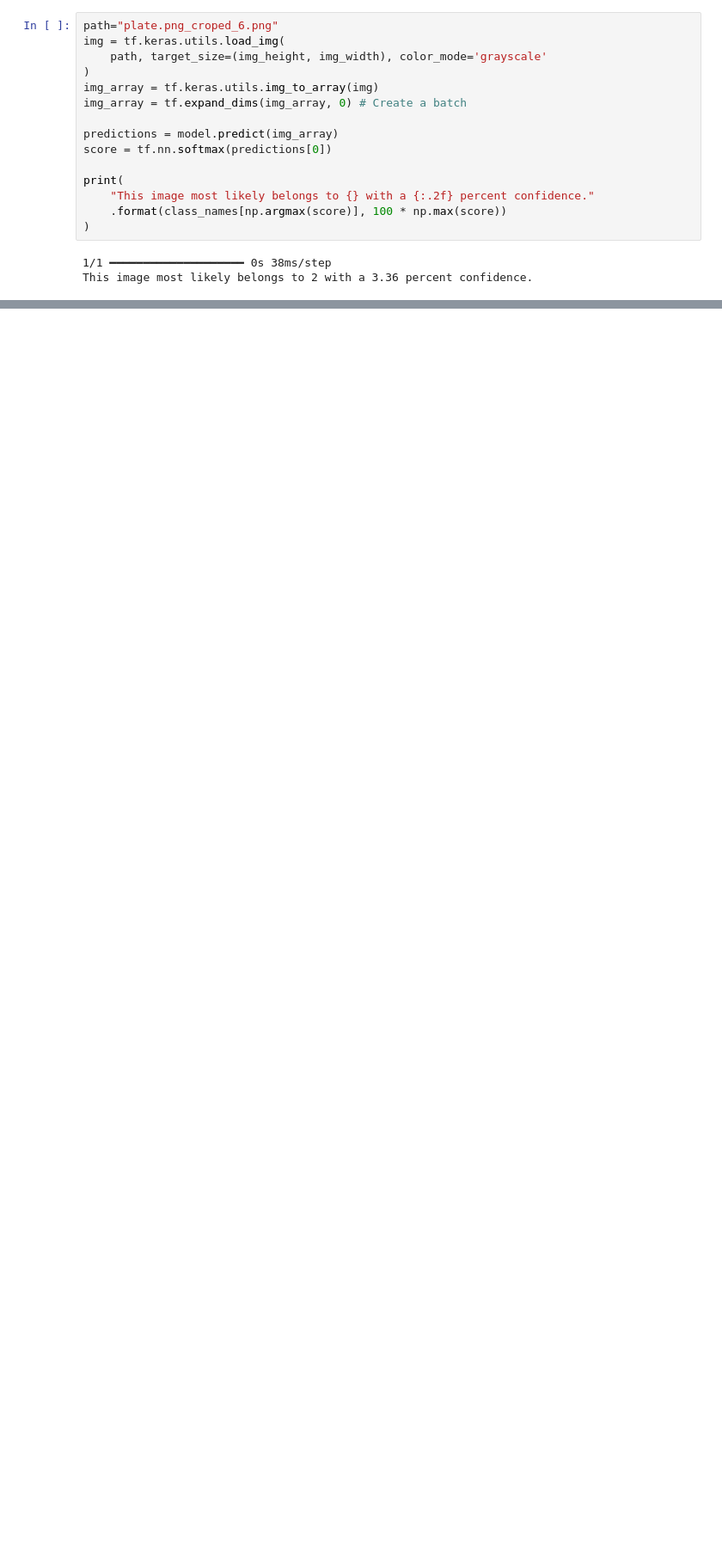
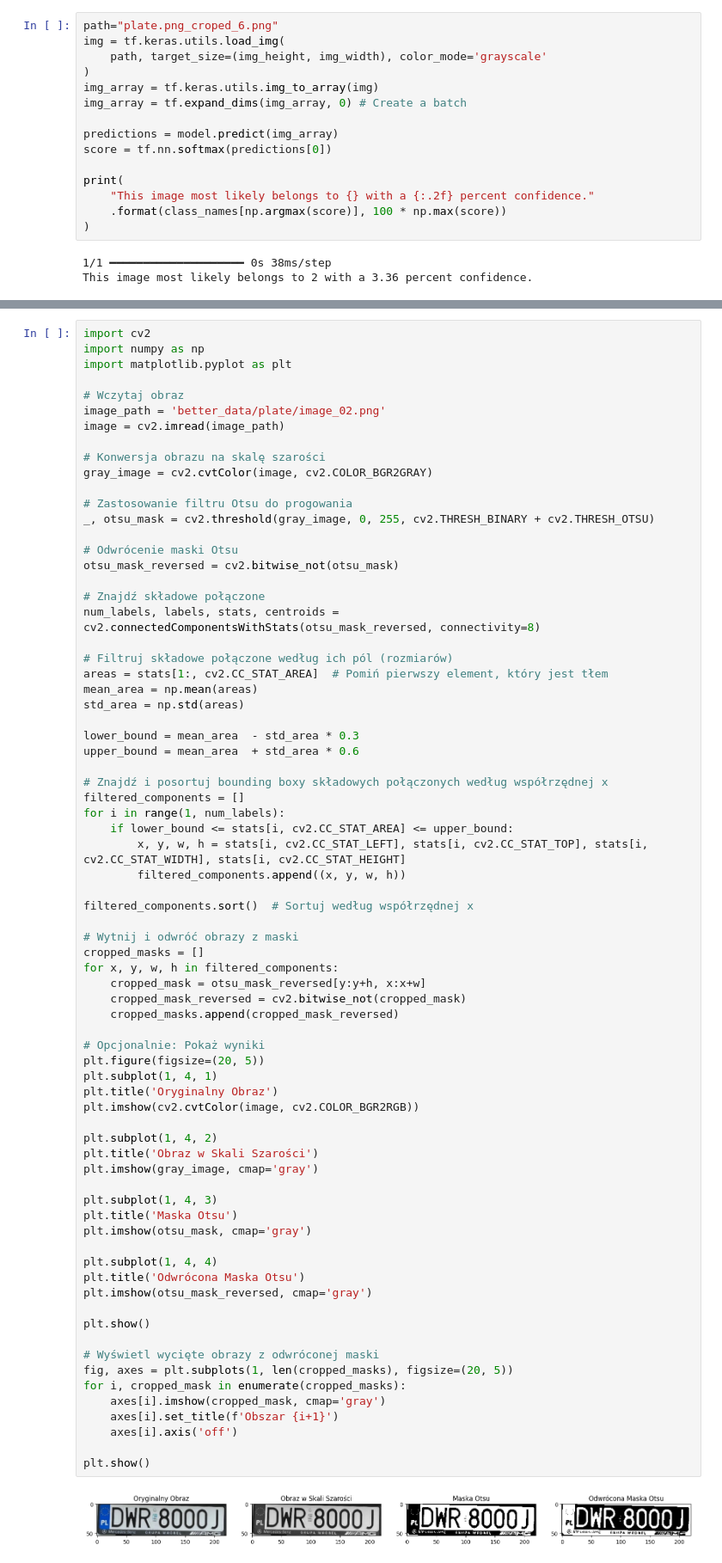
Before and after one commit to niotrek/twm, a Jupyter notebook: test.ipynb, the cells around one changed output, grey strips where cells are left out. Shown at 86% size. Cells and saved outputs as stored; diff of their text form; blank space fills up the shorter version.

```diff
--- a/test.ipynb
+++ b/test.ipynb
@@ -542,0 +609,75 @@ c
+# %%
+import cv2
+import numpy as np
+import matplotlib.pyplot as plt
+
+# Wczytaj obraz
+image_path = 'better_data/plate/image_02.png'
+image = cv2.imread(image_path)
+
+# Konwersja obrazu na skalę szarości
+gray_image = cv2.cvtColor(image, cv2.COLOR_BGR2GRAY)
+
+# Zastosowanie filtru Otsu do progowania
+_, otsu_mask = cv2.threshold(gray_image, 0, 255, cv2.THRESH_BINARY + cv2.THRESH_OTSU)
+
+# Odwrócenie maski Otsu
+otsu_mask_reversed = cv2.bitwise_not(otsu_mask)
+
+# Znajdź składowe połączone
+num_labels, labels, stats, centroids = cv2.connectedComponentsWithStats(otsu_mask_reversed, connectivity=8)
+
+# Filtruj składowe połączone według ich pól (rozmiarów)
+areas = stats[1:, cv2.CC_STAT_AREA]  # Pomiń pierwszy element, który jest tłem
+mean_area = np.mean(areas)
+std_area = np.std(areas)
+
+lower_bound = mean_area  - std_area * 0.3
+upper_bound = mean_area  + std_area * 0.6
+
+# Znajdź i posortuj bounding boxy składowych połączonych według współrzędnej x
+filtered_components = []
+for i in range(1, num_labels):
+    if lower_bound <= stats[i, cv2.CC_STAT_AREA] <= upper_bound:
+        x, y, w, h = stats[i, cv2.CC_STAT_LEFT], stats[i, cv2.CC_STAT_TOP], stats[i, cv2.CC_STAT_WIDTH], stats[i, cv2.CC_STAT_HEIGHT]
+        filtered_components.append((x, y, w, h))
+
+filtered_components.sort()  # Sortuj według współrzędnej x
+
+# Wytnij i odwróć obrazy z maski
+cropped_masks = []
+for x, y, w, h in filtered_components:
+    cropped_mask = otsu_mask_reversed[y:y+h, x:x+w]
+    cropped_mask_reversed = cv2.bitwise_not(cropped_mask)
+    cropped_masks.append(cropped_mask_reversed)
+
+# Opcjonalnie: Pokaż wyniki
+plt.figure(figsize=(20, 5))
+plt.subplot(1, 4, 1)
+plt.title('Oryginalny Obraz')
+plt.imshow(cv2.cvtColor(image, cv2.COLOR_BGR2RGB))
+
+plt.subplot(1, 4, 2)
+plt.title('Obraz w Skali Szarości')
+plt.imshow(gray_image, cmap='gray')
+
+plt.subplot(1, 4, 3)
+plt.title('Maska Otsu')
+plt.imshow(otsu_mask, cmap='gray')
+
+plt.subplot(1, 4, 4)
+plt.title('Odwrócona Maska Otsu')
+plt.imshow(otsu_mask_reversed, cmap='gray')
+
+plt.show()
+
+# Wyświetl wycięte obrazy z odwróconej maski
+fig, axes = plt.subplots(1, len(cropped_masks), figsize=(20, 5))
+for i, cropped_mask in enumerate(cropped_masks):
+    axes[i].imshow(cropped_mask, cmap='gray')
+    axes[i].set_title(f'Obszar {i+1}')
+    axes[i].axis('off')
+
+plt.show()
+# %% [output]
+[figure, added]
```
Also changed, not shown: parts of 12 cells of this notebook, 15 other files.
